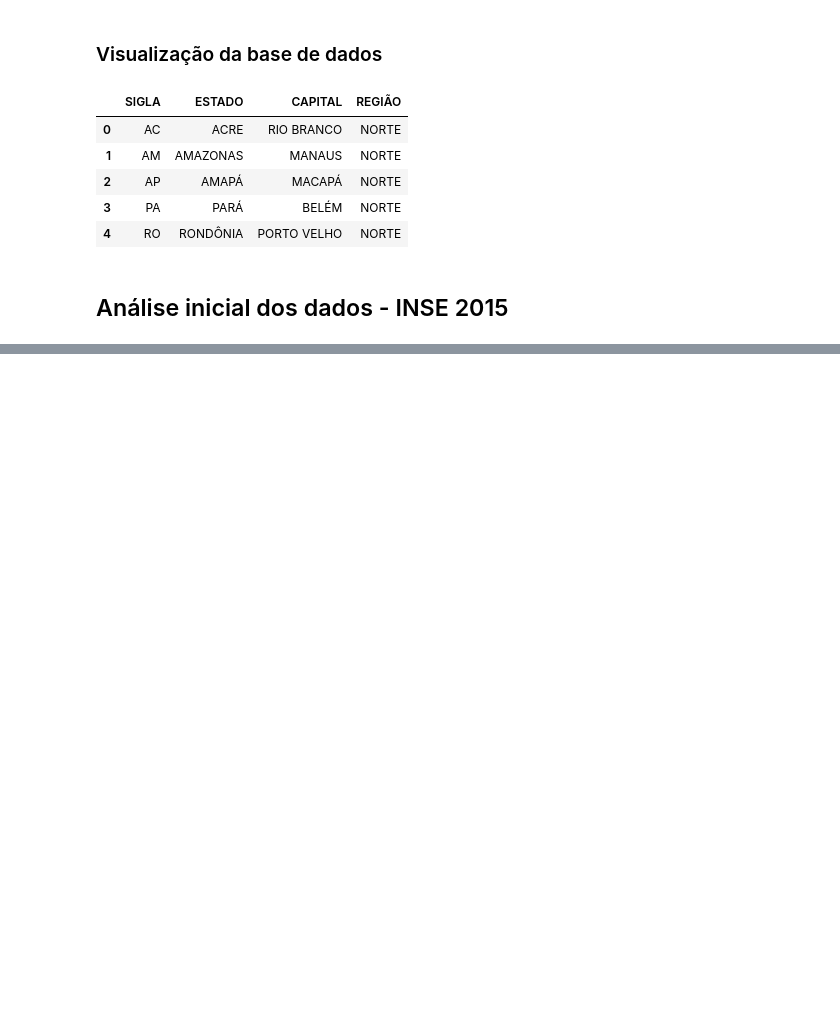
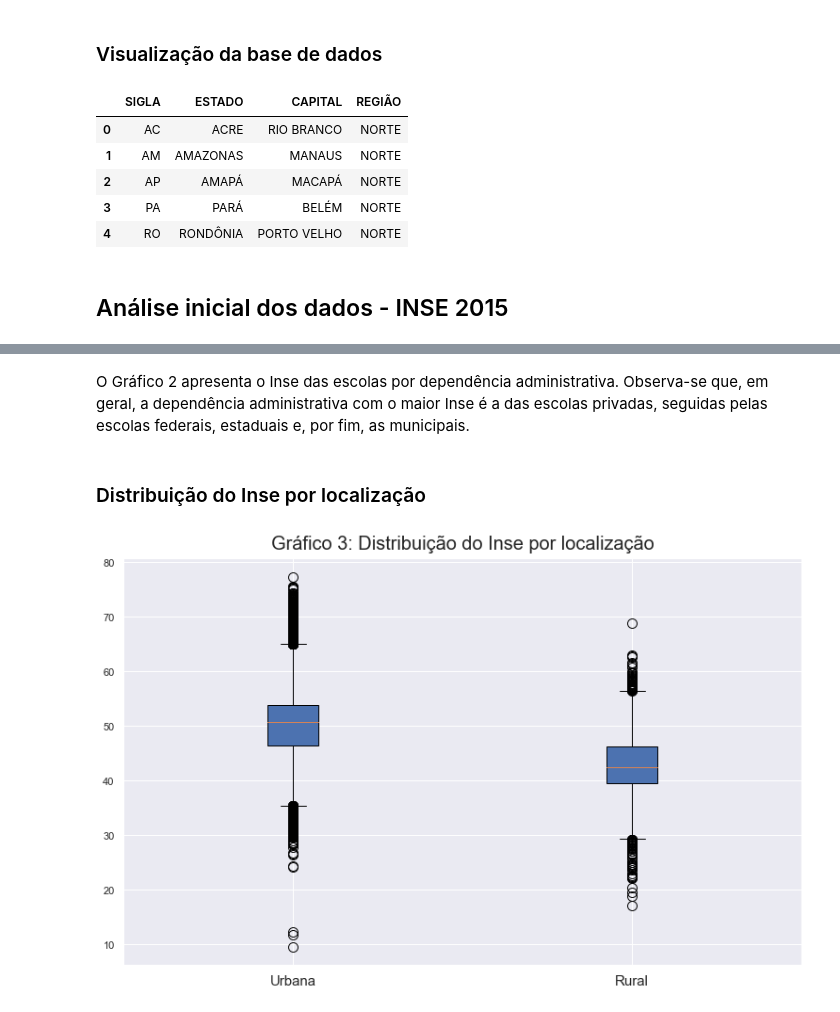
Before and after one commit to RafaelxFernandes/PS-UFRJ-Analytica, a Jupyter notebook: Análise/Nível Socioeconômico (Inse).ipynb, the cells around one changed output, grey strips where cells are left out. Cells and saved outputs as stored; diff of their text form; code cells hidden in the pictures; blank space fills up the shorter version.

```diff
--- a/Análise/Nível Socioeconômico (Inse).ipynb
+++ b/Análise/Nível Socioeconômico (Inse).ipynb
@@ -146,0 +286,28 @@ dataframe_regioes_estados.head()
+# %% [markdown]
+O Gráfico 2 apresenta o Inse das escolas por dependência administrativa. Observa-se que, em geral, a dependência administrativa com o maior Inse é a das escolas privadas, seguidas pelas escolas federais, estaduais e, por fim, as municipais.
+# %% [markdown]
+### Distribuição do Inse por localização
+# %%
+# Filtros para cada valor de localização
+tp_localizacao_1 = dataframe_inse[dataframe_inse["TP_LOCALIZACAO"] == 1]
+tp_localizacao_2 = dataframe_inse[dataframe_inse["TP_LOCALIZACAO"] == 2]
+
+# Dados a serem plotados
+dados = [
+    tp_localizacao_1["INSE_VALOR_ABSOLUTO"],
+    tp_localizacao_2["INSE_VALOR_ABSOLUTO"]
+]
+
+# Configurações do gráfico
+fig = plt.figure(figsize = (10, 6))
+eixo = fig.add_axes([0, 0, 1, 1])
+
+grafico = eixo.boxplot(dados, patch_artist = True)
+eixo.set_title("Gráfico 3: Distribuição do Inse por localização", fontsize = 20, pad = 10)
+plt.xticks([1, 2], ["Urbana", "Rural"], fontsize = 15)
+
+# Alterando tamanho dos outliers
+for outlier in grafico["fliers"]:
+    outlier.set(markersize = 10)
+# %% [output]
+[figure, added]
```
Also changed, not shown: parts of 17 cells of this notebook.
